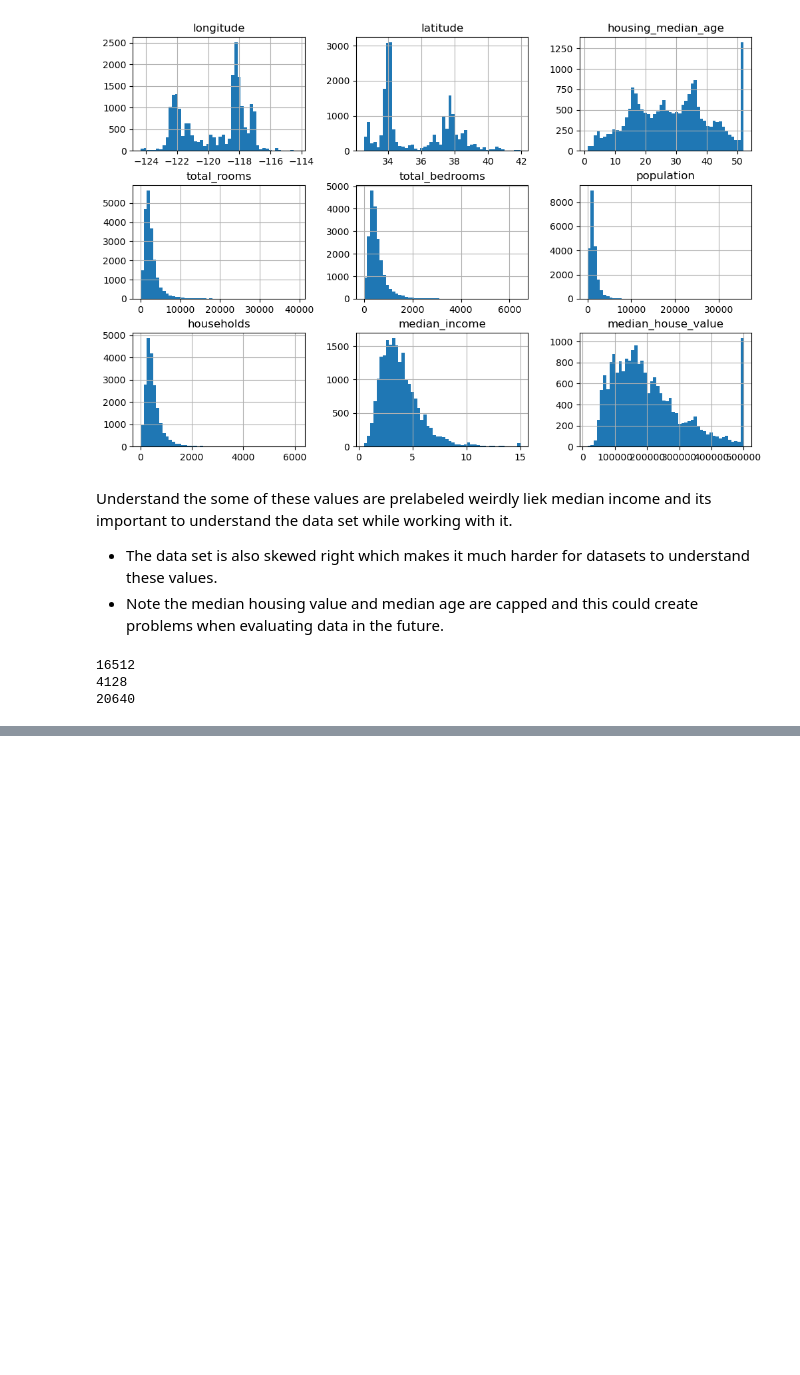
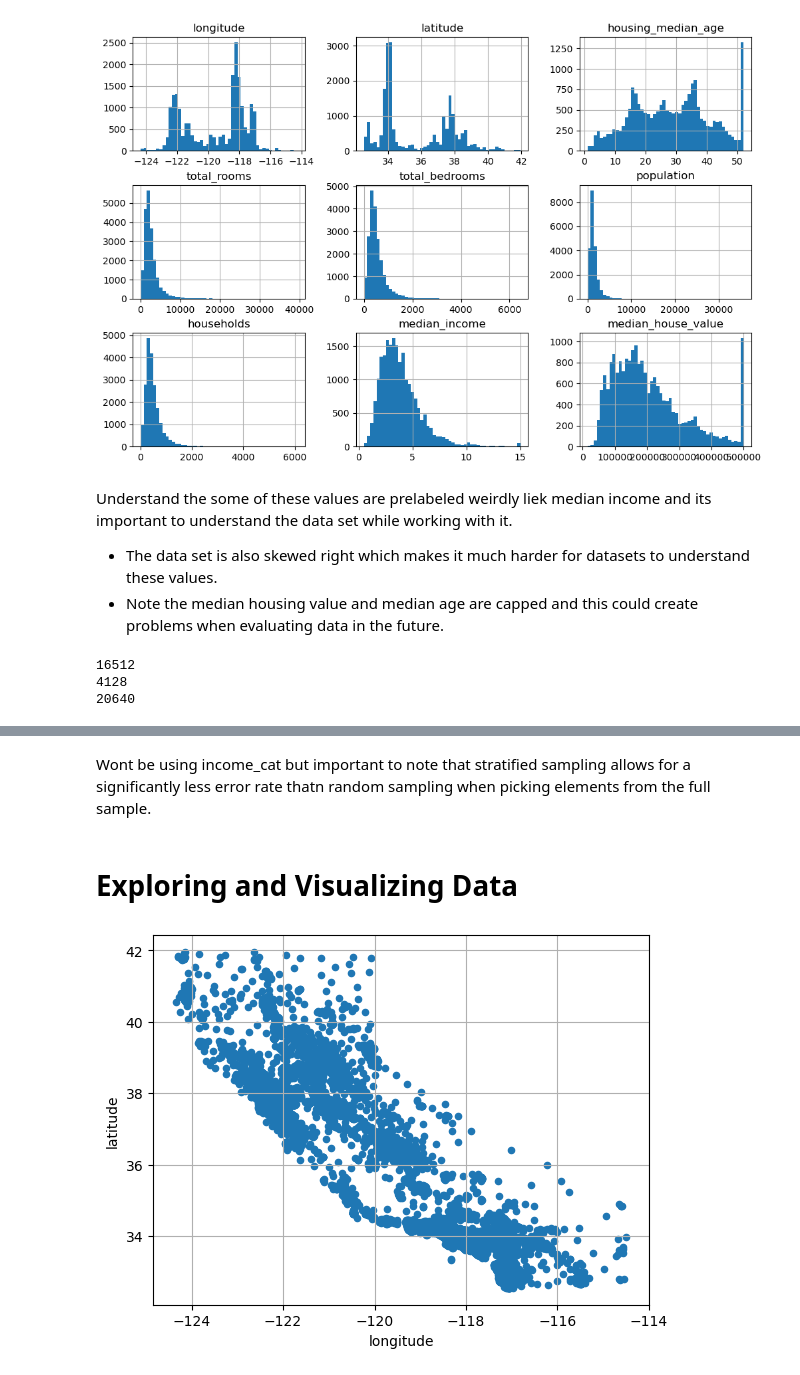
Before and after one commit to karusathvik/misc, a Jupyter notebook: learning/chapter2_notes_code.ipynb, the cells around one changed output, grey strips where cells are left out. Drawn from its saved outputs; the diff is of its cells as text; code cells hidden in the pictures; blank space fills up the shorter version.

```diff
--- a/learning/chapter2_notes_code.ipynb
+++ b/learning/chapter2_notes_code.ipynb
@@ -115,0 +156,6 @@ train_set, test_set = split_data_with_id_hash(housing_with_id, 0.2, "index")
+# %%
+# strat_train_set, strat_test_set = strat_splits[0]
+#alternatively could have just doen
+strat_train_set, strat_test_set = train_test_split(housing_full, test_size = 0.2,
+                                                   stratify=housing_full["income_cat"],
+                                                   random_state=42)
@@ -115,0 +173,2 @@ train_set, test_set = split_data_with_id_hash(housing_with_id, 0.2, "index")
+# %% [markdown]
+Wont be using income_cat but important to note that stratified sampling allows for a significantly less error rate thatn random sampling when picking elements from the full sample.
@@ -115,0 +178,9 @@ train_set, test_set = split_data_with_id_hash(housing_with_id, 0.2, "index")
+# %% [markdown]
+# Exploring and Visualizing Data
+# %%
+housing = strat_train_set.copy() #copy of training so can revert back once experimeneted on
+# %%
+housing.plot(kind="scatter", x="longitude", y="latitude", grid=True)
+plt.show() #notice how it looks like california since this was used to predict california models
+# %% [output]
+[figure, added]
```
Also changed, not shown: parts of 21 cells of this notebook, 4 other files.
